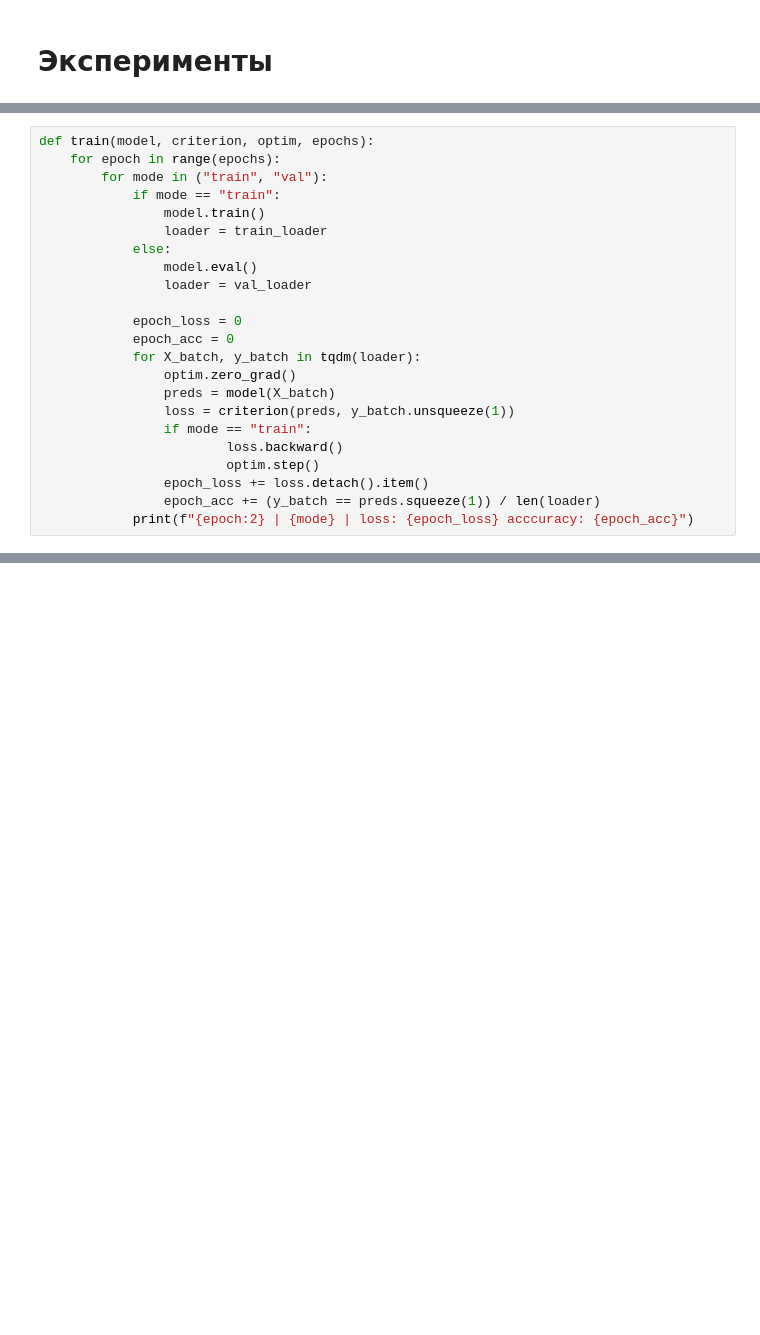
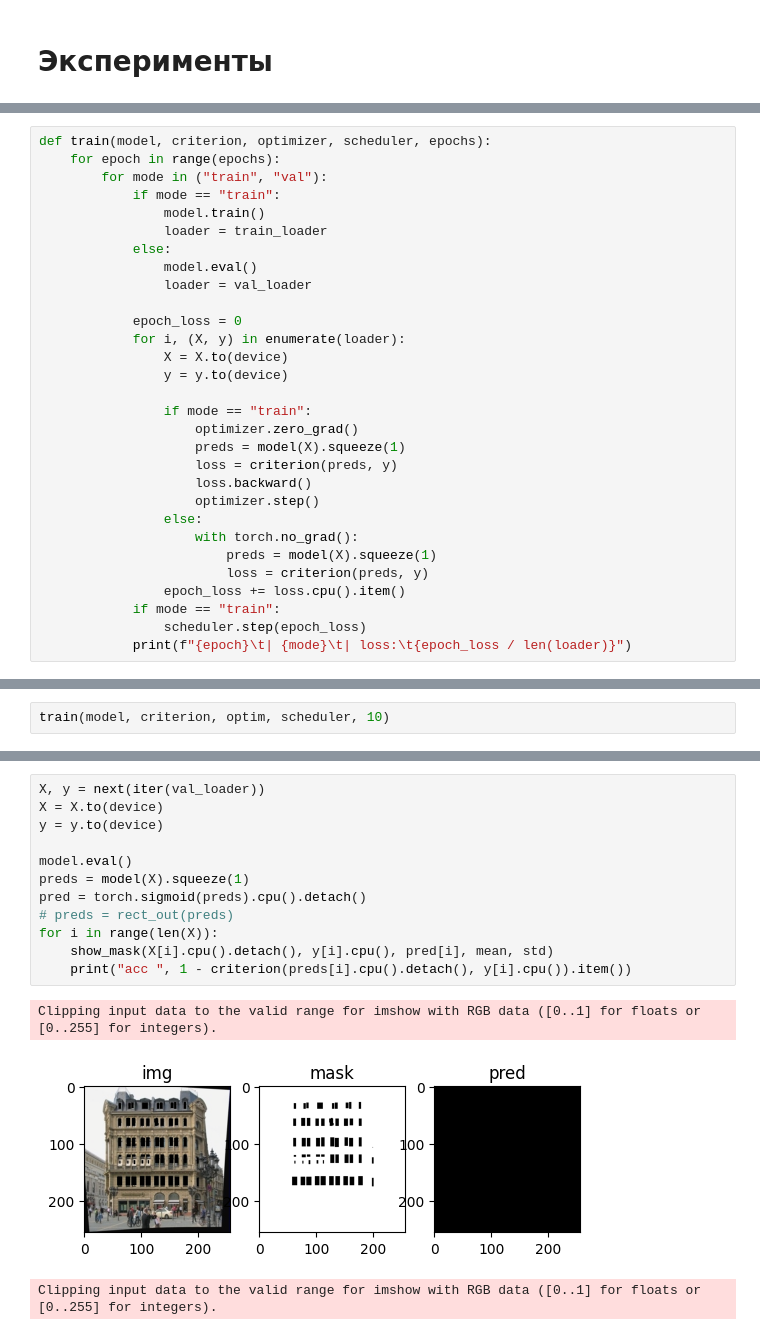
Before and after one commit to Adamsonbor/CV_Facades, a Jupyter notebook: cv_facades.ipynb, the cells around one changed output, grey strips where cells are left out. Drawn from its saved outputs; the diff is of its cells as text; blank space fills up the shorter version.

```diff
--- a/cv_facades.ipynb
+++ b/cv_facades.ipynb
@@ -240,5 +310,5 @@ MyFCNNet(
 # %%
-def train(model, criterion, optim, epochs):
+def train(model, criterion, optimizer, scheduler, epochs):
     for epoch in range(epochs):
         for mode in ("train", "val"):
             if mode == "train":
@@ -249,14 +319,21 @@ def train(model, criterion, optim, epochs):
                 loader = val_loader
 
             epoch_loss = 0
-            epoch_acc = 0
-            for X_batch, y_batch in tqdm(loader):
-                optim.zero_grad()
-                preds = model(X_batch)
-                loss = criterion(preds, y_batch.unsqueeze(1))
+            for i, (X, y) in enumerate(loader):
+                X = X.to(device)
+                y = y.to(device)
+
                 if mode == "train":
-                        loss.backward()
-                        optim.step()
-                epoch_loss += loss.detach().item()
-                epoch_acc += (y_batch == preds.squeeze(1)) / len(loader)
-            print(f"{epoch:2} | {mode} | loss: {epoch_loss} acccuracy: {epoch_acc}")
+                    optimizer.zero_grad()
+                    preds = model(X).squeeze(1)
+                    loss = criterion(preds, y)
+                    loss.backward()
+                    optimizer.step()
+                else:
+                    with torch.no_grad():
+                        preds = model(X).squeeze(1)
+                        loss = criterion(preds, y)
+                epoch_loss += loss.cpu().item()
+            if mode == "train":
+                scheduler.step(epoch_loss)
+            print(f"{epoch}\t| {mode}\t| loss:\t{epoch_loss / len(loader)}")
@@ -322,0 +340,2 @@ def train(model, train_loader, criterion, optimizer, epochs):
+# %%
+train(model, criterion, optim, scheduler, 10)
@@ -322,0 +363,16 @@ def train(model, train_loader, criterion, optimizer, epochs):
+# %%
+X, y = next(iter(val_loader))
+X = X.to(device)
+y = y.to(device)
+
+model.eval()
+preds = model(X).squeeze(1)
+pred = torch.sigmoid(preds).cpu().detach()
+# preds = rect_out(preds)
+for i in range(len(X)):
+    show_mask(X[i].cpu().detach(), y[i].cpu(), pred[i], mean, std)
+    print("acc ", 1 - criterion(preds[i].cpu().detach(), y[i].cpu()).item())
+# %% [output]
+Clipping input data to the valid range for imshow with RGB data ([0..1] for floats or [0..255] for integers).
+[figure, added]
+Clipping input data to the valid range for imshow with RGB data ([0..1] for floats or [0..255] for integers).
```
Also changed, not shown: parts of 24 cells of this notebook, 1 other file.
